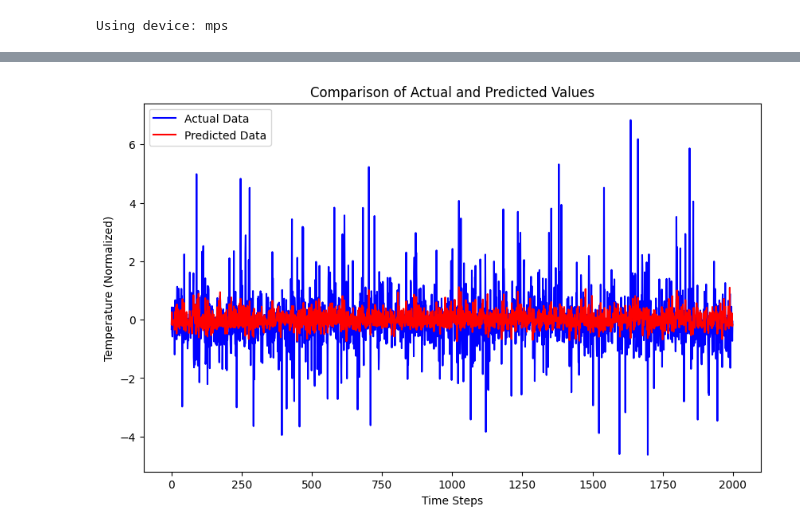
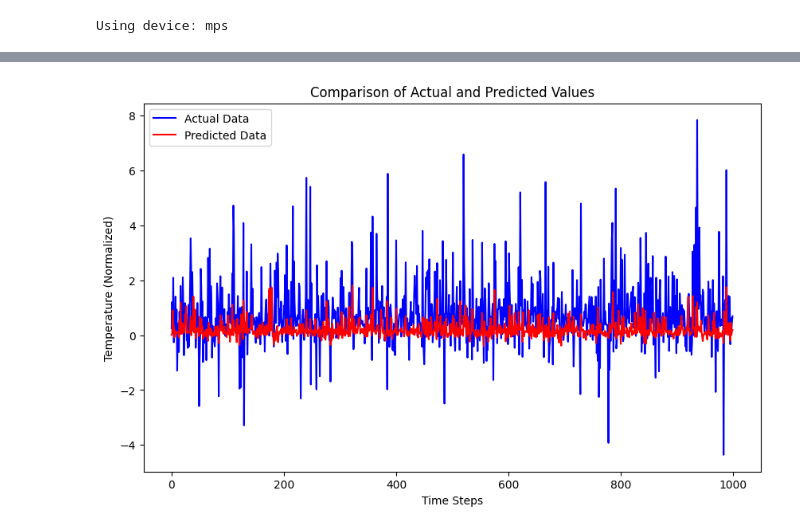
Before and after one commit to ClimatePrediction2100/ai, a Jupyter notebook: notebooks/model/train.ipynb, the cells around one changed output, grey strips where cells are left out. Saved outputs shown, nothing was run; the diff lists cells and outputs as text; code cells hidden in the pictures.

Commit message:
Feat: train, val split

```diff
--- a/notebooks/model/train.ipynb
+++ b/notebooks/model/train.ipynb
@@ -89,3 +85,16 @@ class RandomLocationTemperatureDataset(Dataset):
                 x_concat = np.stack(x_features)  # Stack to form a 2D array where each row is a timestep
 
                 return torch.tensor(x_concat, dtype=torch.float32), torch.tensor(y, dtype=torch.float32)
+# %%
+ssp_path = "/Users/jinho/Desktop/climatePrediction/data/raw/globalGhgEmissions/CO2_SSP119_2015_2150.nc"
+
+ssp_ds = xr.open_dataset(ssp_path)
+ssp_ds['time'] = ssp_ds['time'].assign_coords(time=np.arange(len(ssp_ds.time)))
+# %%
+test_data_dict = {
+    'temperature': normalized_temperature[1980:1980+109],
+    'climatology': climatology,
+    'land_mask': land_mask,
+    'co2': ssp_ds['CO2'],
+    'time_length': 108,  # 2015-2023
+}
@@ -149,34 +271,32 @@ hidden_size = 100  # number of features in hidden state
 num_layers = 4  # number of stacked LSTM layers
 output_size = 1  # output feature dimension (predicting one value)
 
-model = LSTMModel(input_size, hidden_size, num_layers, output_size).to(device)
+lstm = LSTMModel(input_size, hidden_size, num_layers, output_size).to(device)
+rnn = RNNModel(input_size, hidden_size, num_layers, output_size).to(device)
+# transformer = TransformerModel(input_size, hidden_size, num_layers, output_size).to(device)
 
 # Parameters
 num_epochs = 10
 batch_size = 16
-
-# DataLoader setup
-train_loader = DataLoader(train_dataset, batch_size=batch_size, shuffle=True)
-test_loader = DataLoader(test_dataset, batch_size=batch_size, shuffle=False)
 # %%
 import torch
 import torch.nn as nn
 import torch.optim as optim
 
-# Assume model initialization, data loaders, and device setting are defined above
+# Assume lstm initialization, data loaders, and device setting are defined above
 
-optimizer = optim.Adam(model.parameters(), lr=0.001)
+optimizer = optim.Adam(lstm.parameters(), lr=0.001)
 criterion = nn.MSELoss()
-model.to(device)  # Ensure the model is on the correct device
+lstm.to(device)  # Ensure the lstm is on the correct device
 
 for epoch in range(num_epochs):
-    model.train()  # Make sure the model is in training mode
+    lstm.train()  # Make sure the lstm is in training mode
     for inputs, labels in train_loader:
         inputs = inputs.to(device)
         labels = labels.to(device)
 
         # Forward pass
-        outputs = model(inputs)
+        outputs = lstm(inputs)
         outputs = outputs.squeeze()  # Squeeze the outputs to match the target's shape
 
         # Calculate loss
@@ -189,14 +309,14 @@ for epoch in range(num_epochs):
 
 
     # Check validation loss
-    model.eval()
+    lstm.eval()
     total_val_loss = 0
     count = 0
     with torch.no_grad():
-        for xb, yb in test_loader:
+        for xb, yb in val_loader:
             xb = xb.to(device)
             yb = yb.to(device)
-            val_outputs = model(xb)
+            val_outputs = lstm(xb)
             val_outputs = val_outputs.squeeze()  # Adjust output shape if necessary
             batch_loss = criterion(val_outputs, yb)
             total_val_loss += batch_loss.item()
@@ -205,5 +325,5 @@ for epoch in range(num_epochs):
     avg_val_loss = total_val_loss / count
     print(f'Epoch {epoch}: Train Loss {loss.item()}, Val Loss {avg_val_loss}')
 
-# Optionally, you may want to ensure the model is back to train mode after validation
-model.train()
+# Optionally, you may want to ensure the lstm is back to train mode after validation
+lstm.train()
@@ -226,34 +395,36 @@ LSTMModel(
 import matplotlib.pyplot as plt
 
 # Assuming 'test_loader' is already defined and contains the test data
 # Assuming 'model' is your trained model, loaded with trained weights and set to eval mode
+
+model = lstm
 
 model.eval()  # Ensure the model is in evaluation mode
 actual = []
 predicted = []
 
 # Generate predictions and compare with actual values
 with torch.no_grad():
     for inputs, labels in test_loader:
         inputs = inputs.to(device)
         labels = labels.to(device)
         outputs = model(inputs)
 
         # Store results
         actual.extend(labels.tolist())
         predicted.extend(outputs.squeeze().tolist())
 
 # Plotting
 plt.figure(figsize=(10, 6))
 plt.plot(actual, label='Actual Data', color='blue')
 plt.plot(predicted, label='Predicted Data', color='red')
 plt.title('Comparison of Actual and Predicted Values')
 plt.xlabel('Time Steps')
 plt.ylabel('Temperature (Normalized)')
 plt.legend()
 plt.show()
 # %% [output]
-[figure, old version]
+[figure, new version]
 # %%
 import matplotlib.pyplot as plt
 
```
Also changed, not shown: parts of 9 cells of this notebook.
